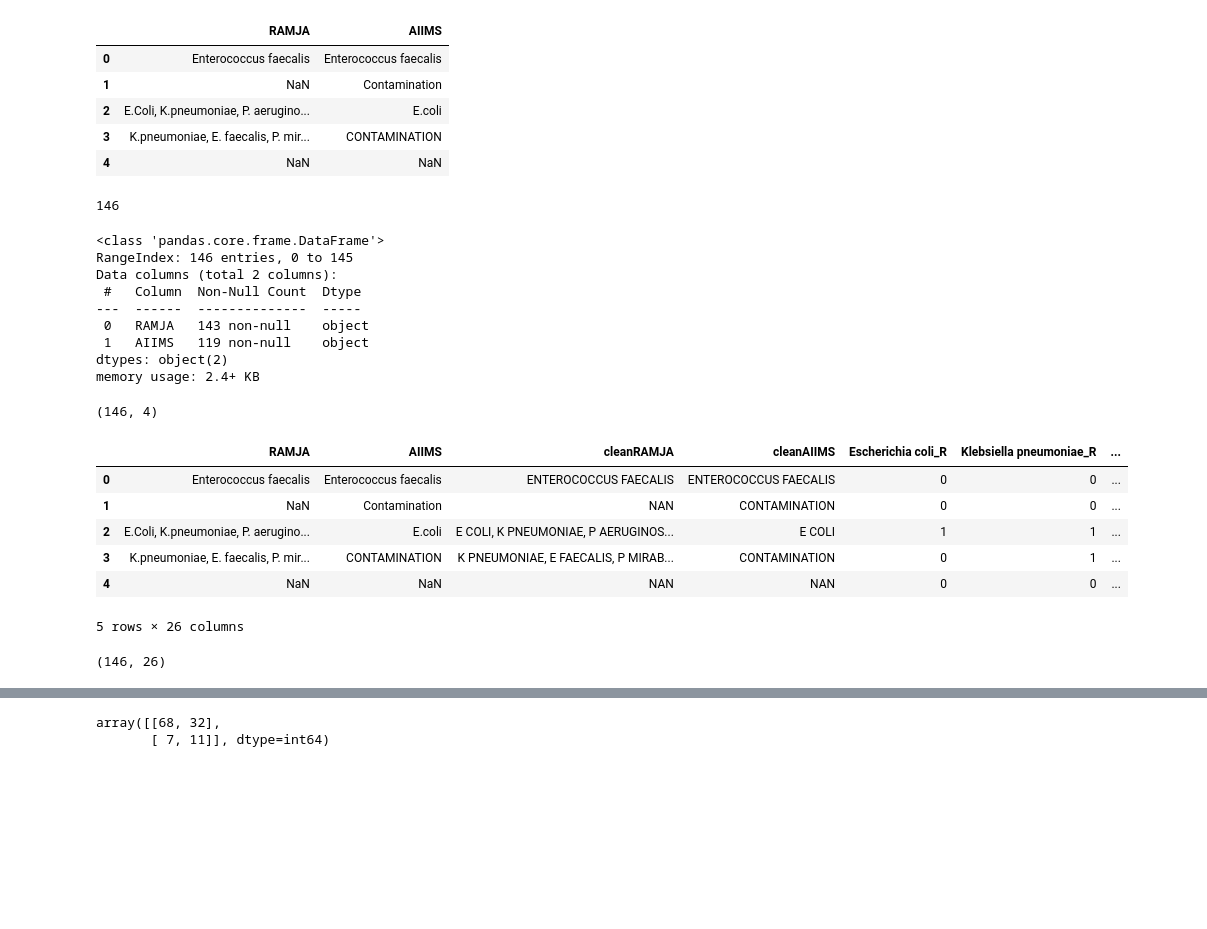
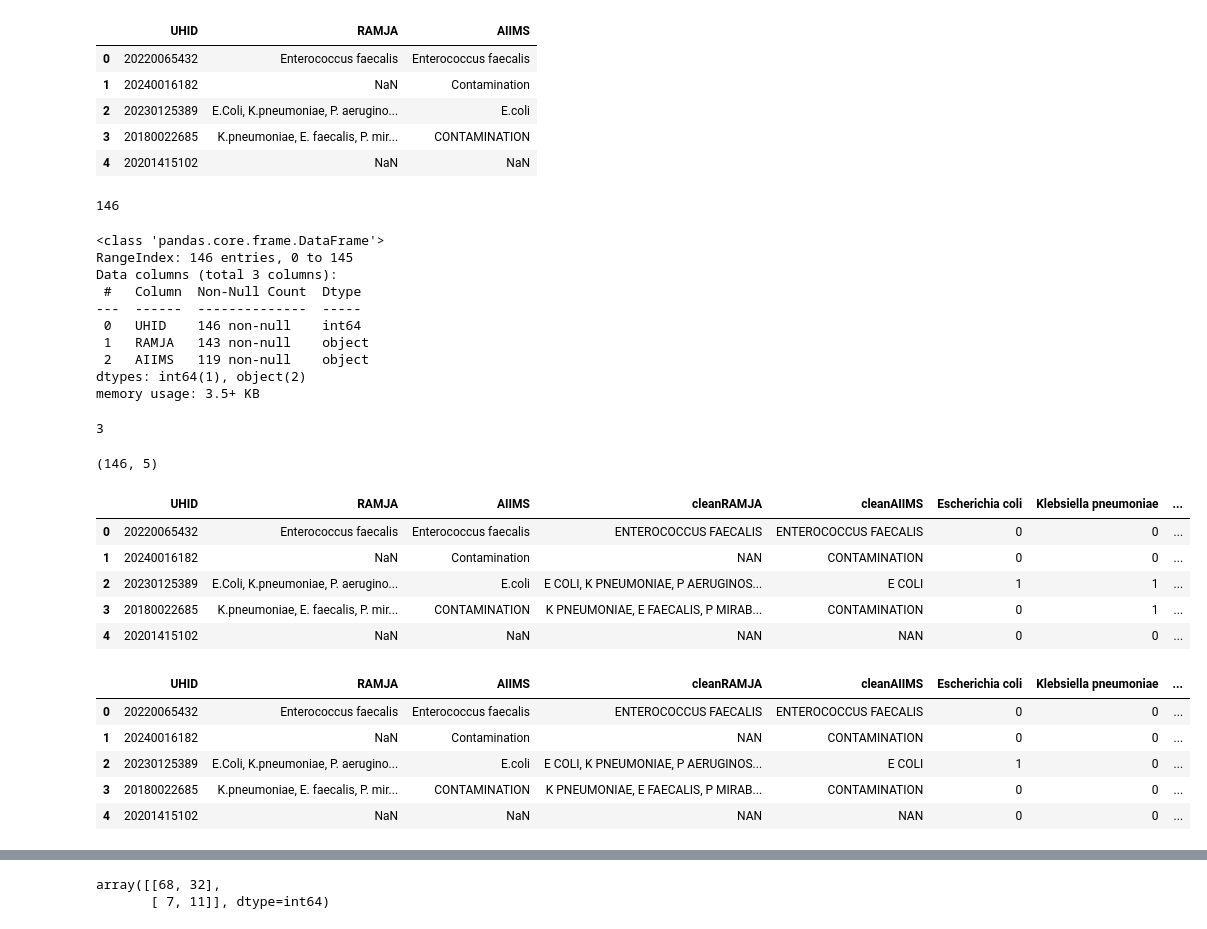
Before and after one commit to neeliit/DiagnosticsPy, a Jupyter notebook: comparision.ipynb, the cells around one changed output, grey strips where cells are left out. Cells and saved outputs as stored; diff of their text form; code cells hidden in the pictures; blank space fills up the shorter version.

```diff
--- a/comparision.ipynb
+++ b/comparision.ipynb
@@ -3,16 +3,16 @@ import pandas as pd
 import numpy as np
 # %%
 data = pd.read_excel("URINELOTS.xlsx")
-data = data[['RAMJA Results','AIIMS Result culture']]
-data.columns = ['RAMJA','AIIMS']
+data = data[['UHID','RAMJA Results','AIIMS Result culture']]
+data.columns = ['UHID','RAMJA','AIIMS']
 data.head()
 # %% [output]
-|  | RAMJA | AIIMS |
-| 0 | Enterococcus faecalis | Enterococcus faecalis |
-| 1 | NaN | Contamination |
-| 2 | E.Coli, K.pneumoniae, P. aerugino... | E.coli |
-| 3 | K.pneumoniae, E. faecalis, P. mir... | CONTAMINATION |
-| 4 | NaN | NaN |
+|  | UHID | RAMJA | AIIMS |
+| 0 | 20220065432 | Enterococcus faecalis | Enterococcus faecalis |
+| 1 | 20240016182 | NaN | Contamination |
+| 2 | 20230125389 | E.Coli, K.pneumoniae, P. aerugino... | E.coli |
+| 3 | 20180022685 | K.pneumoniae, E. faecalis, P. mir... | CONTAMINATION |
+| 4 | 20201415102 | NaN | NaN |
 # %%
 TotalSamples  = data.shape[0]
 TotalSamples
@@ -23,11 +23,16 @@ data.info()
 # %% [output]
 <class 'pandas.core.frame.DataFrame'>
 RangeIndex: 146 entries, 0 to 145
-Data columns (total 2 columns):
+Data columns (total 3 columns):
  #   Column  Non-Null Count  Dtype
 ---  ------  --------------  -----
- 0   RAMJA   143 non-null    object
- 1   AIIMS   119 non-null    object
-dtypes: object(2)
-memory usage: 2.4+ KB
+ 0   UHID    146 non-null    int64
+ 1   RAMJA   143 non-null    object
+ 2   AIIMS   119 non-null    object
+dtypes: int64(1), object(2)
+memory usage: 3.5+ KB
+# %%
+data['RAMJA'].isnull().sum(axis=0)
+# %% [output]
+3
 # %%
@@ -65,7 +70,7 @@ data['cleanAIIMS'] = data['AIIMS'].apply(cleanup)
 # %%
 data.shape
 # %% [output]
-(146, 4)
+(146, 5)
 # %%
 def check(mainstring, s1, s2):
     if (mainstring.count(s1) > 0 or mainstring.count(s2) > 0):
@@ -75,40 +80,46 @@ def check(mainstring, s1, s2):
         #print("NO")
         return(0)
 # %%
+df_R = data.iloc[:,0:6]
 genus = ["ESCHER","KLEBS","PSEUDO","ACINE","PROT","ENTER","AURE","SAPRO","STERI","CONTA","NAN"]
 species = ["COLI", "PNEUMO", "AERUGI", "BAUMAN", "MIRABIL", "FAECALI", "AUREUS", "SAPROPHY", "STERI","CONTA","NAN"]
 for s1, s2 in zip(genus,species):
-    data[s2] = data['cleanRAMJA'].apply(lambda x: check(x, s1, s2))
+    df_R[s2] = data['cleanRAMJA'].apply(lambda x: check(x, s1, s2))
 
-data.rename(columns=bacteriatypes, inplace=True) #change column names
+df_R.rename(columns=bacteriatypes, inplace=True) #change column names
 # add suffix _R to column names
-columns_to_modify = ['Escherichia coli','Klebsiella pneumoniae','Pseudomonas aeruginosa','Acinetobacter baumannii','Proteus mirabilis','Enterococcus faecalis','Staphylococcus aureus','Staphylococcus saprophyticus','Sterile','Contamination','NAN']
-data.rename(columns={col: f"{col}_R" for col in columns_to_modify}, inplace=True)
+# columns_to_modify = ['Escherichia coli','Klebsiella pneumoniae','Pseudomonas aeruginosa','Acinetobacter baumannii','Proteus mirabilis','Enterococcus faecalis','Staphylococcus aureus','Staphylococcus saprophyticus','Sterile','Contamination','NAN']
+# data.rename(columns={col: f"{col}_R" for col in columns_to_modify}, inplace=True)
+# %%
+df_R.head()
+# %% [output]
+|  | UHID | RAMJA | AIIMS | cleanRAMJA | cleanAIIMS | Escherichia coli | Klebsiella pneumoniae | ... |
+| 0 | 20220065432 | Enterococcus faecalis | Enterococcus faecalis | ENTEROCOCCUS FAECALIS | ENTEROCOCCUS FAECALIS | 0 | 0 | ... |
+| 1 | 20240016182 | NaN | Contamination | NAN | CONTAMINATION | 0 | 0 | ... |
+| 2 | 20230125389 | E.Coli, K.pneumoniae, P. aerugino... | E.coli | E COLI, K PNEUMONIAE, P AERUGINOS... | E COLI | 1 | 1 | ... |
+| 3 | 20180022685 | K.pneumoniae, E. faecalis, P. mir... | CONTAMINATION | K PNEUMONIAE, E FAECALIS, P MIRAB... | CONTAMINATION | 0 | 1 | ... |
+| 4 | 20201415102 | NaN | NaN | NAN | NAN | 0 | 0 | ... |
 # %%
+df_A = data.iloc[:,0:6]
 genus = ["ESCHER","KLEBS","PSEUDO","ACINE","PROT","ENTER","AURE","SAPRO","STERI","CONTA","NAN"]
 species = ["COLI", "PNEUMO", "AERUGI", "BAUMAN", "MIRABIL", "FAECALI", "AUREUS", "SAPROPHY", "STERI","CONTA","NAN"]
 for s1, s2 in zip(genus,species):
-    data[s2] = data['cleanAIIMS'].apply(lambda x: check(x, s1, s2))
+    df_A[s2] = data['cleanAIIMS'].apply(lambda x: check(x, s1, s2))
 
-data.rename(columns=bacteriatypes, inplace=True) #change column names
+df_A.rename(columns=bacteriatypes, inplace=True) #change column names
 
 # add suffix _R to column names
-columns_to_modify = ['Escherichia coli','Klebsiella pneumoniae','Pseudomonas aeruginosa','Acinetobacter baumannii','Proteus mirabilis','Enterococcus faecalis','Staphylococcus aureus','Staphylococcus saprophyticus','Sterile','Contamination','NAN']
-data.rename(columns={col: f"{col}_A" for col in columns_to_modify}, inplace=True)
+#columns_to_modify = ['Escherichia coli','Klebsiella pneumoniae','Pseudomonas aeruginosa','Acinetobacter baumannii','Proteus mirabilis','Enterococcus faecalis','Staphylococcus aureus','Staphylococcus saprophyticus','Sterile','Contamination','NAN']
+#data.rename(columns={col: f"{col}_A" for col in columns_to_modify}, inplace=True)
 # %%
-data.head()
+df_A.head()
 # %% [output]
-|  | RAMJA | AIIMS | cleanRAMJA | cleanAIIMS | Escherichia coli_R | Klebsiella pneumoniae_R | ... |
-| 0 | Enterococcus faecalis | Enterococcus faecalis | ENTEROCOCCUS FAECALIS | ENTEROCOCCUS FAECALIS | 0 | 0 | ... |
-| 1 | NaN | Contamination | NAN | CONTAMINATION | 0 | 0 | ... |
-| 2 | E.Coli, K.pneumoniae, P. aerugino... | E.coli | E COLI, K PNEUMONIAE, P AERUGINOS... | E COLI | 1 | 1 | ... |
-| 3 | K.pneumoniae, E. faecalis, P. mir... | CONTAMINATION | K PNEUMONIAE, E FAECALIS, P MIRAB... | CONTAMINATION | 0 | 1 | ... |
-| 4 | NaN | NaN | NAN | NAN | 0 | 0 | ... |
+|  | UHID | RAMJA | AIIMS | cleanRAMJA | cleanAIIMS | Escherichia coli | Klebsiella pneumoniae | ... |
+| 0 | 20220065432 | Enterococcus faecalis | Enterococcus faecalis | ENTEROCOCCUS FAECALIS | ENTEROCOCCUS FAECALIS | 0 | 0 | ... |
+| 1 | 20240016182 | NaN | Contamination | NAN | CONTAMINATION | 0 | 0 | ... |
+| 2 | 20230125389 | E.Coli, K.pneumoniae, P. aerugino... | E.coli | E COLI, K PNEUMONIAE, P AERUGINOS... | E COLI | 1 | 0 | ... |
+| 3 | 20180022685 | K.pneumoniae, E. faecalis, P. mir... | CONTAMINATION | K PNEUMONIAE, E FAECALIS, P MIRAB... | CONTAMINATION | 0 | 0 | ... |
+| 4 | 20201415102 | NaN | NaN | NAN | NAN | 0 | 0 | ... |
-5 rows × 26 columns
-# %%
-data.shape
-# %% [output]
-(146, 26)
 # %%
 ramja = ['Escherichia coli_R','Klebsiella pneumoniae_R','Pseudomonas aeruginosa_R','Acinetobacter baumannii_R','Proteus mirabilis_R','Enterococcus faecalis_R','Staphylococcus aureus_R','Staphylococcus saprophyticus_R','Sterile_R','Contamination_R','NAN_R']
 AIIMS = ['Escherichia coli_A','Klebsiella pneumoniae_R','Pseudomonas aeruginosa_R','Acinetobacter baumannii_R','Proteus mirabilis_R','Enterococcus faecalis_R','Staphylococcus aureus_R','Staphylococcus saprophyticus_R','Sterile_R','Contamination_R','NAN_R']
```
Also changed, not shown: parts of 30 cells of this notebook.
